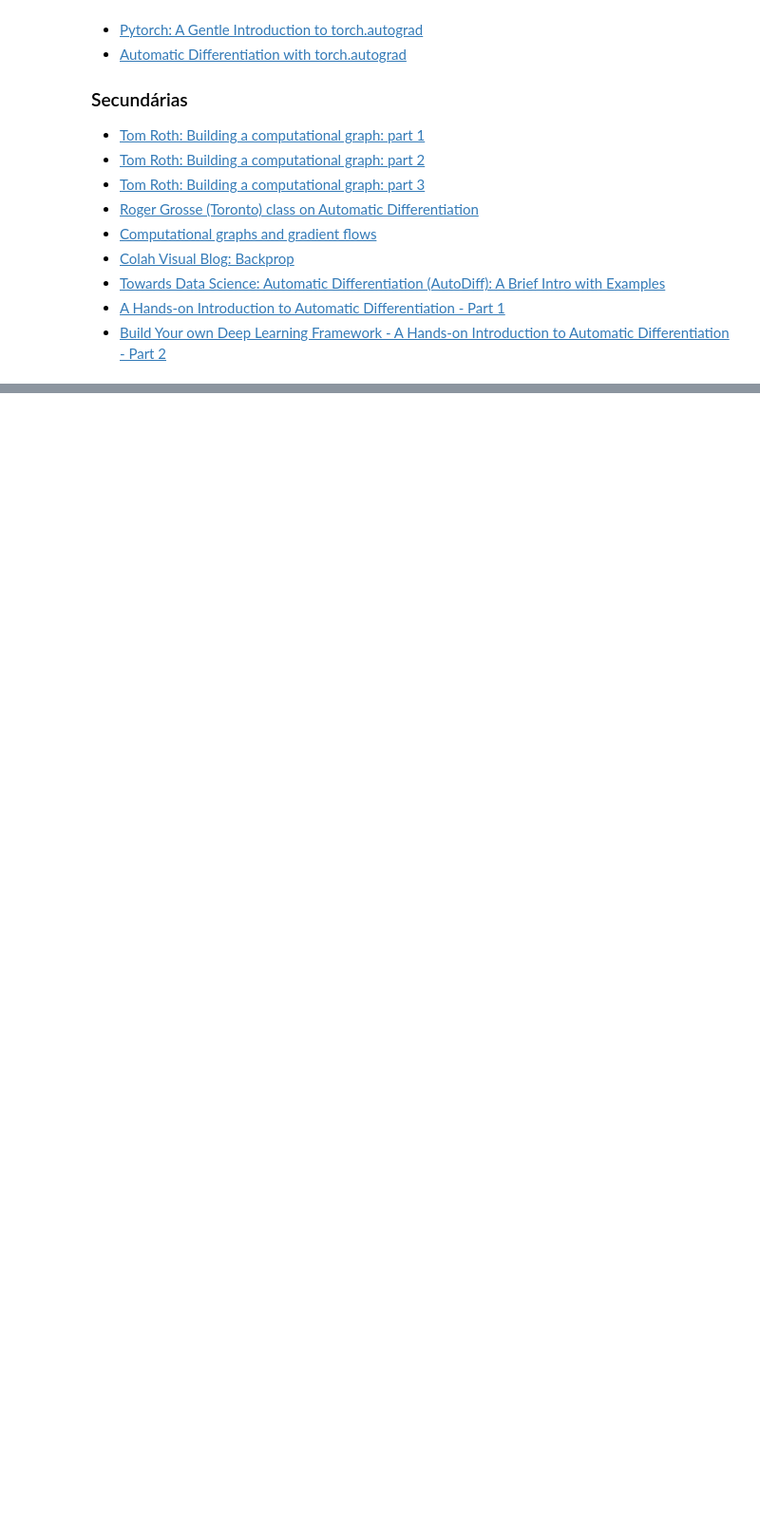
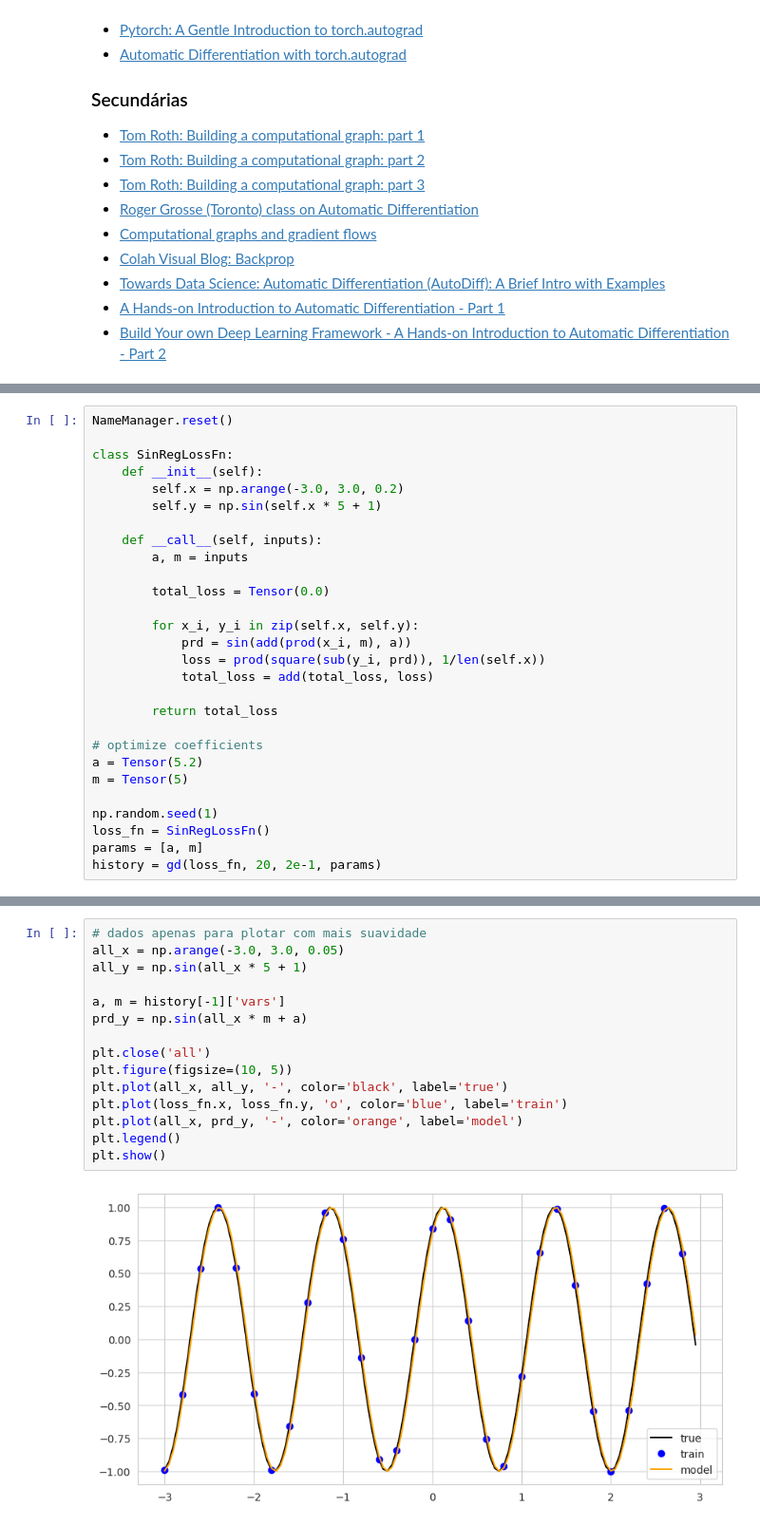
Before and after one commit to LuisEduardoF/RedesNeurais_202501, a Jupyter notebook: Trabalho01_Luis_Camara_RN.ipynb, the cells around one changed output, grey strips where cells are left out. Shown: that part at 95% size. Cells and saved outputs as stored; diff of their text form; blank space fills up the shorter version.

```diff
--- a/Trabalho01_Luis_Camara_RN.ipynb
+++ b/Trabalho01_Luis_Camara_RN.ipynb
@@ -1037,0 +1185,28 @@ Tensor([[-0.00278095]
+# %%
+NameManager.reset()
+
+class SinRegLossFn:
+    def __init__(self):
+        self.x = np.arange(-3.0, 3.0, 0.2)
+        self.y = np.sin(self.x * 5 + 1)
+
+    def __call__(self, inputs):
+        a, m = inputs
+
+        total_loss = Tensor(0.0)
+
+        for x_i, y_i in zip(self.x, self.y):
+            prd = sin(add(prod(x_i, m), a))
+            loss = prod(square(sub(y_i, prd)), 1/len(self.x))
+            total_loss = add(total_loss, loss)
+
+        return total_loss
+
+# optimize coefficients
+a = Tensor(5.2)
+m = Tensor(5)
+
+np.random.seed(1)
+loss_fn = SinRegLossFn()
+params = [a, m]
+history = gd(loss_fn, 20, 2e-1, params)
@@ -1037,0 +1234,17 @@ Tensor([[-0.00278095]
+# %%
+# dados apenas para plotar com mais suavidade
+all_x = np.arange(-3.0, 3.0, 0.05)
+all_y = np.sin(all_x * 5 + 1)
+
+a, m = history[-1]['vars']
+prd_y = np.sin(all_x * m + a)
+
+plt.close('all')
+plt.figure(figsize=(10, 5))
+plt.plot(all_x, all_y, '-', color='black', label='true')
+plt.plot(loss_fn.x, loss_fn.y, 'o', color='blue', label='train')
+plt.plot(all_x, prd_y, '-', color='orange', label='model')
+plt.legend()
+plt.show()
+# %% [output]
+[figure, added]
```
Also changed, not shown: parts of 22 cells of this notebook.
